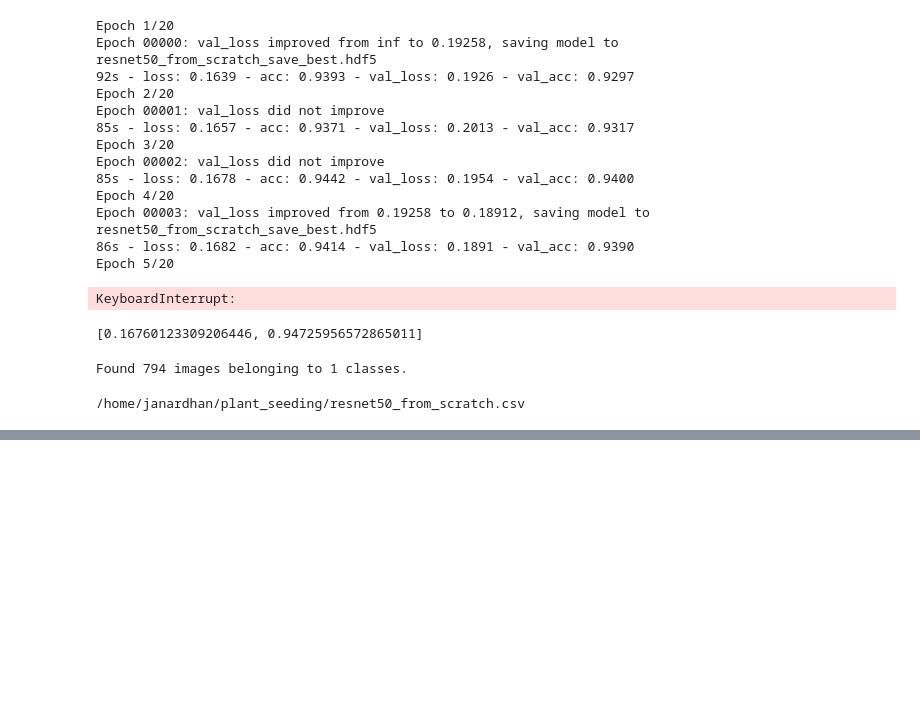
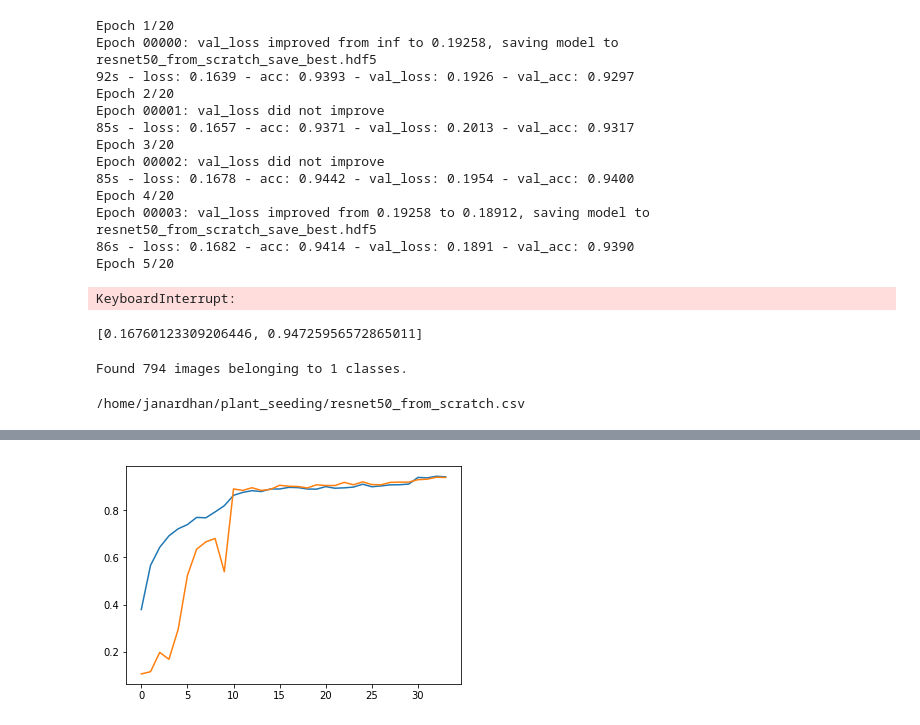
Before and after one commit to janardhan632/plant_seeding, a Jupyter notebook: 04_ResNet_from_scratch.ipynb, the cells around one changed output, grey strips where cells are left out. Cells and saved outputs as stored; diff of their text form; code cells hidden in the pictures; blank space fills up the shorter version.

```diff
--- a/04_ResNet_from_scratch.ipynb
+++ b/04_ResNet_from_scratch.ipynb
@@ -269,0 +359,5 @@ FileLink('resnet50_from_scratch.csv')
+# %%
+plt.plot(range(len(train_loss)), train_acc,
+         range(len(train_loss)), val_acc);
+# %% [output]
+[figure, added]
```
Also changed, not shown: parts of 5 cells of this notebook, 10 other files.
